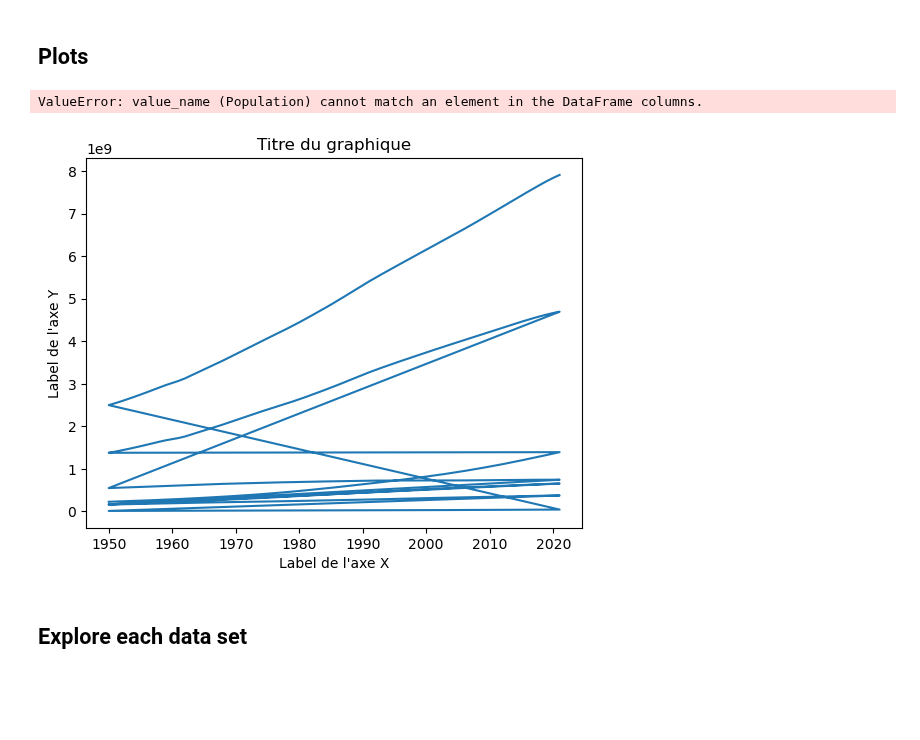
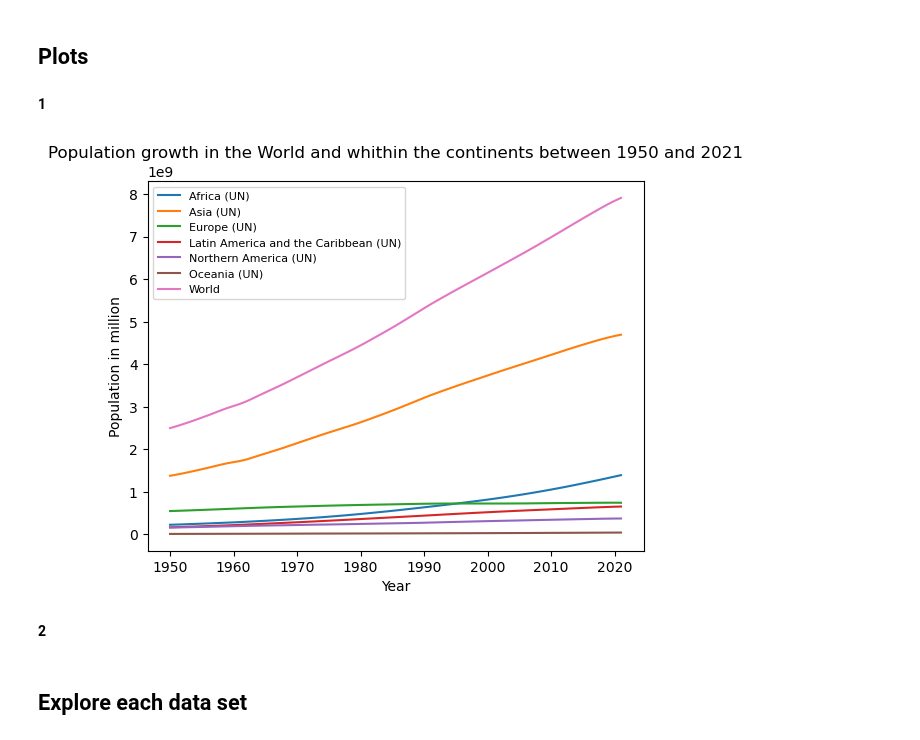
Before and after one commit to NumEconCopenhagen/projects-2024-chloe-louis-zuzanna, a Jupyter notebook: dataproject/dataproject.ipynb, the cells around one changed output. Saved outputs shown, nothing was run; the diff lists cells and outputs as text; code cells hidden in the pictures; blank space fills up the shorter version.

Commit message:
did the 1st plot

```diff
--- a/dataproject/dataproject.ipynb
+++ b/dataproject/dataproject.ipynb
@@ -63,52 +63,31 @@ filtered_pop.head(504)
 504 rows × 17 columns
 # %% [markdown]
 ## Plots
-# %%
-
-# Prepare the data: We need to melt the DataFrame to have 'Year', 'Continent', and 'Population' columns
-population_melted = filtered_pop.melt(id_vars=['Continent'], var_name='Year', value_name='Population')
-
-# Convert 'Year' to int for plotting
-population_melted['Year'] = population_melted['Year'].astype(int)
-
-# Plotting
-plt.figure(figsize=(14, 8))
-for continent in population_melted['Continent'].unique():
-    # Filter data for the current continent
-    continent_data = population_melted[population_melted['Continent'] == continent]
-    plt.plot(continent_data['Year'], continent_data['Population'], label=continent)
-
-plt.title('Population by Continent Over Time')
-plt.xlabel('Year')
-plt.ylabel('Total Population')
-plt.legend()
-plt.grid(True)
-plt.xticks(rotation=45)
-plt.tight_layout()  # Adjust layout to not cut off labels
-plt.show()
-# %% [output]
-ValueError: value_name (Population) cannot match an element in the DataFrame columns.
-# %%
-import pandas as pd
-import matplotlib.pyplot as plt
-
-# Charger la base de données
-
-# Sélectionner des colonnes spécifiques et certaines lignes
-subset_filtered_pop = filtered_pop[['Year', 'Population']].head(504)
-
-# Créer le graphique
-plt.plot(subset_filtered_pop['Year'], subset_filtered_pop['Population'], marker='', linestyle='-')
-
-# Ajouter des labels et un titre
-plt.xlabel('Label de l\'axe X')
-plt.ylabel('Label de l\'axe Y')
-plt.title('Titre du graphique')
-
-# Afficher le graphique
-plt.show()
-# %% [output]
-[figure, removed]
+# %% [markdown]
+**1**
+# %%
+
+# Selecting only the desired columns
+selected_columns = filtered_pop[['Continents and World', 'Year', 'Population']]
+
+# Plotting the data
+for continent, data in selected_columns.groupby('Continents and World'):
+    plt.plot(data['Year'], data['Population'], label=continent)
+
+# Adding labels and title
+plt.xlabel('Year')
+plt.ylabel('Population in million')
+plt.title('Population growth in the World and whithin the continents between 1950 and 2021')
+
+# Adding legend
+plt.legend(fontsize = '8')
+
+# Displaying the plot
+plt.show()
+# %% [output]
+[figure, added]
+# %% [markdown]
+**2**
 # %% [markdown]
 ## Explore each data set
 # %% [markdown]
```
